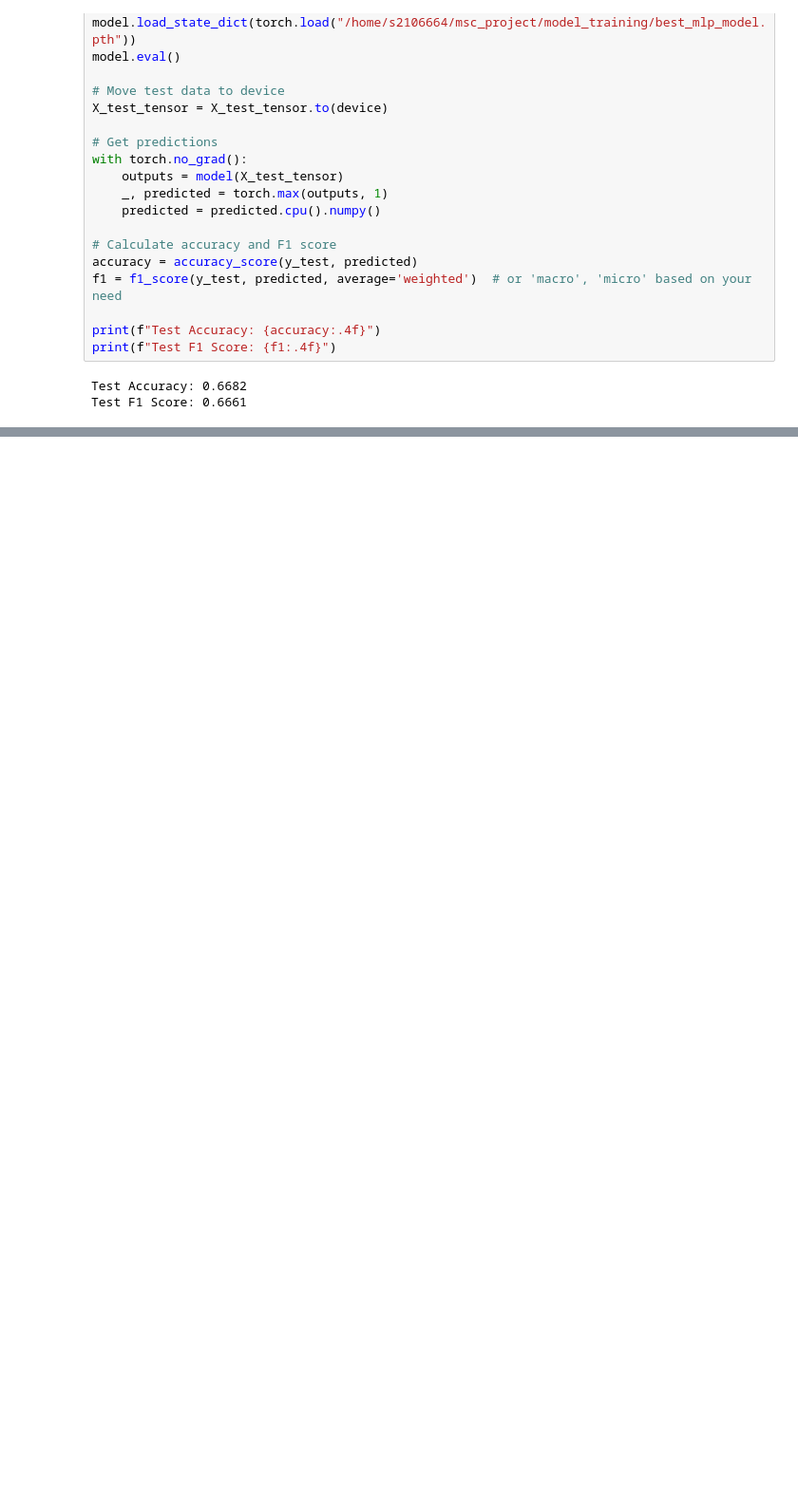
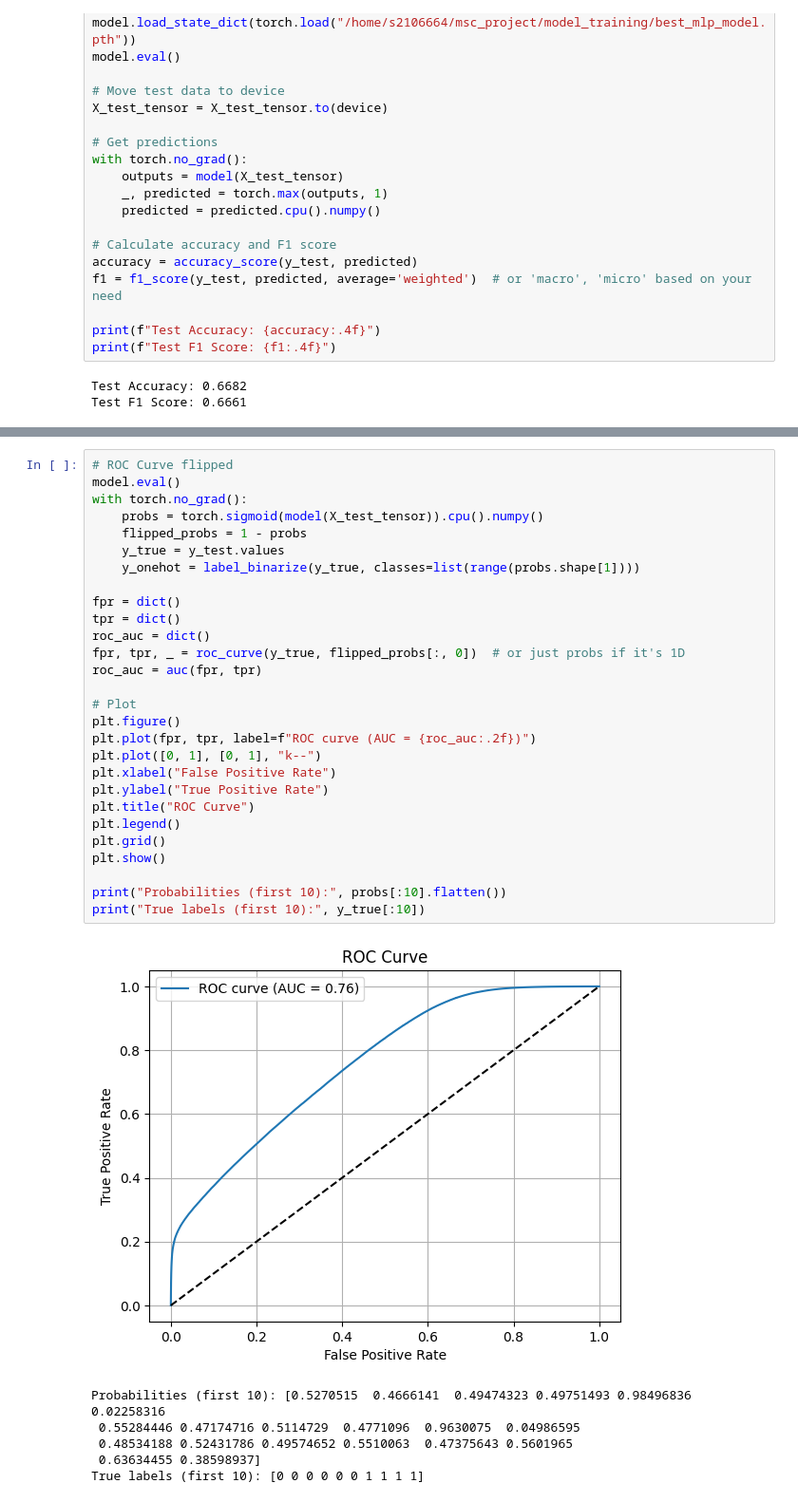
Before and after one commit to lewisl23/BCR-classification-model, a Jupyter notebook: model_training/mlp_pytorch.ipynb, the cells around one changed output, grey strips where cells are left out. Shown at 95% size. Drawn from its saved outputs; the diff is of its cells as text; blank space fills up the shorter version.

```diff
--- a/model_training/mlp_pytorch.ipynb
+++ b/model_training/mlp_pytorch.ipynb
@@ -587,0 +607,35 @@ Test F1 Score: 0.6661
+# %%
+# ROC Curve flipped
+model.eval()
+with torch.no_grad():
+    probs = torch.sigmoid(model(X_test_tensor)).cpu().numpy()
+    flipped_probs = 1 - probs
+    y_true = y_test.values
+    y_onehot = label_binarize(y_true, classes=list(range(probs.shape[1])))
+
+fpr = dict()
+tpr = dict()
+roc_auc = dict()
+fpr, tpr, _ = roc_curve(y_true, flipped_probs[:, 0])  # or just probs if it's 1D
+roc_auc = auc(fpr, tpr)
+
+# Plot
+plt.figure()
+plt.plot(fpr, tpr, label=f"ROC curve (AUC = {roc_auc:.2f})")
+plt.plot([0, 1], [0, 1], "k--")
+plt.xlabel("False Positive Rate")
+plt.ylabel("True Positive Rate")
+plt.title("ROC Curve")
+plt.legend()
+plt.grid()
+plt.show()
+
+print("Probabilities (first 10):", probs[:10].flatten())
+print("True labels (first 10):", y_true[:10])
+# %% [output]
+[figure, added]
+Probabilities (first 10): [0.5270515  0.4666141  0.49474323 0.49751493 0.98496836 0.02258316
+ 0.55284446 0.47174716 0.5114729  0.4771096  0.9630075  0.04986595
+ 0.48534188 0.52431786 0.49574652 0.5510063  0.47375643 0.5601965
+ 0.63634455 0.38598937]
+True labels (first 10): [0 0 0 0 0 0 1 1 1 1]
```
Also changed, not shown: parts of 5 cells of this notebook.
